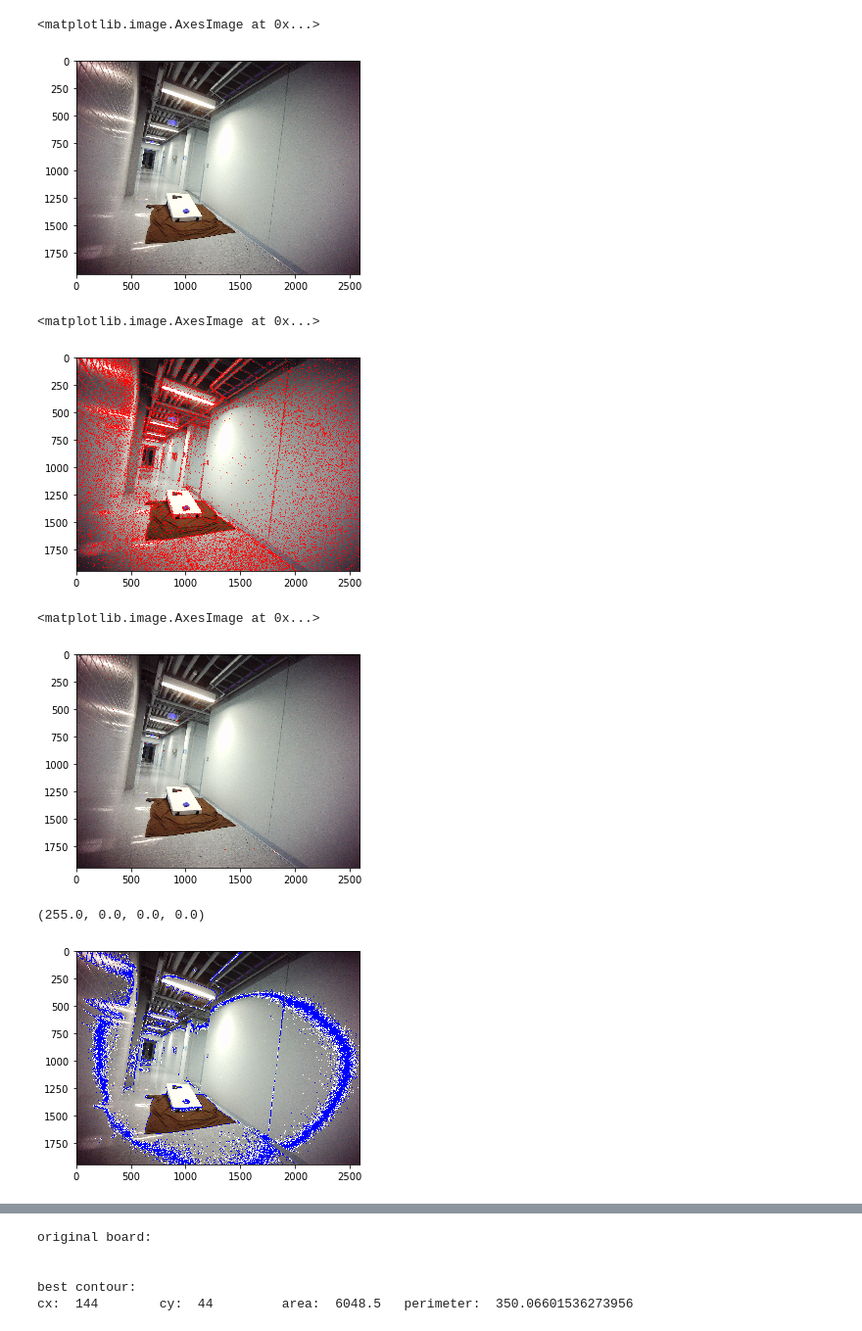
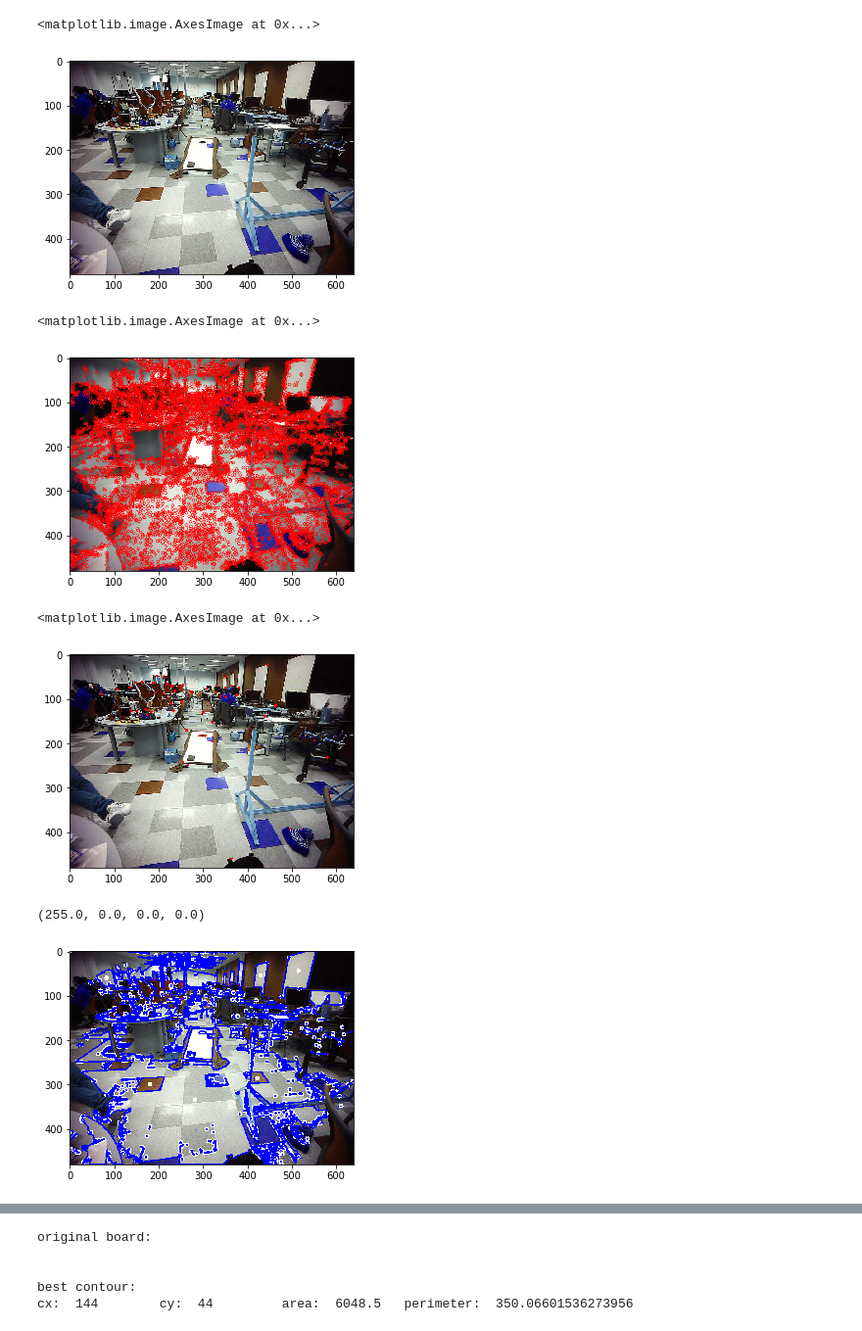
Before and after one commit to awlevin/cornhole-fiesta, a Jupyter notebook: opencv/harris.ipynb, the cells around one changed output, grey strips where cells are left out. Shown at 98% size. Cells and saved outputs as stored; diff of their text form; code cells hidden in the pictures.

```diff
--- a/opencv/harris.ipynb
+++ b/opencv/harris.ipynb
@@ -1,22 +1,22 @@
 # %%
 # Find edges
 
 import imutils
 import cv2 as cv
 import numpy as np
 import random as rng
 from scipy.spatial import distance
 
 from matplotlib import pyplot as plt
 %matplotlib inline
 #src = cv.imread('images/test_wood_bags.png')
-imgString = 'images/Cornhole_pics/pic4.jpg'
+imgString = 'images/tb4.png'
 src = cv.imread(imgString)
 graysrc = cv.cvtColor(src.copy(), cv.COLOR_BGR2GRAY)
 plt.imshow(src)
 # %% [output]
 <matplotlib.image.AxesImage at 0x...>
-[figure, old version]
+[figure, new version]
 # %%
 # Fast Detection (Optimal for resource limited devices)
 fast = cv.FastFeatureDetector_create()
@@ -26,7 +26,7 @@ fast_src = cv.drawKeypoints(src, kp, None, color=(255,0,0))
 plt.imshow(fast_src)
 # %% [output]
 <matplotlib.image.AxesImage at 0x...>
-[figure, old version]
+[figure, new version]
 # %%
 # Good Feature Detection (finds corners well)
 corners = cv.goodFeaturesToTrack(graysrc, 50, 0.01, 10)
@@ -40,7 +40,7 @@ for i in corners:
 plt.imshow(src)
 # %% [output]
 <matplotlib.image.AxesImage at 0x...>
-[figure, old version]
+[figure, new version]
 # %%
 
 # convert to binary image
@@ -89,7 +89,7 @@ mean_val = cv.mean(src, mask=mask)
 print(mean_val)
 # %% [output]
 (255.0, 0.0, 0.0, 0.0)
-[figure, old version]
+[figure, new version]
 # %%
 # Utility functions for dealing with contours
 def get_cnt_details(cnt):
```
Also changed, not shown: parts of 4 cells of this notebook, 10 other files.
